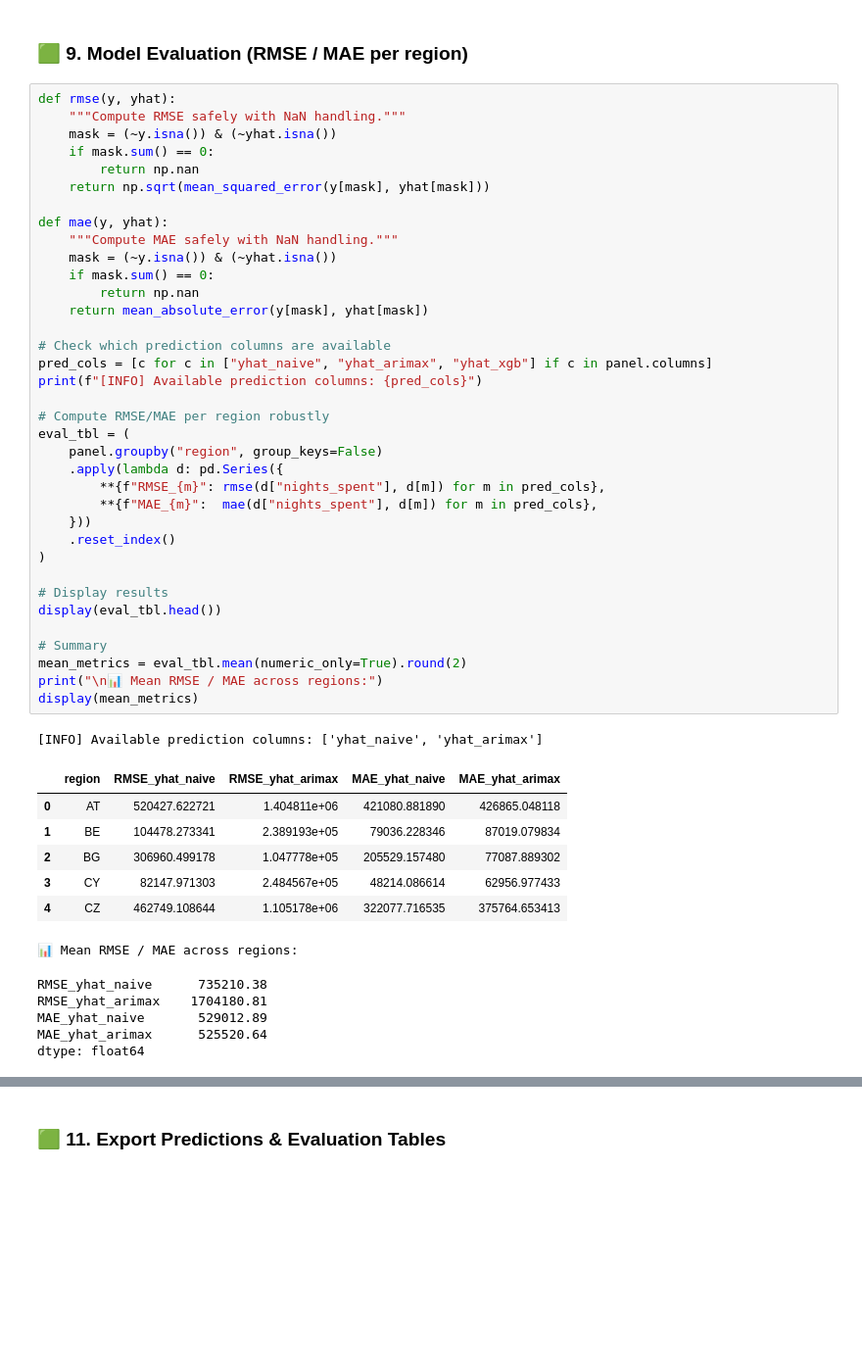
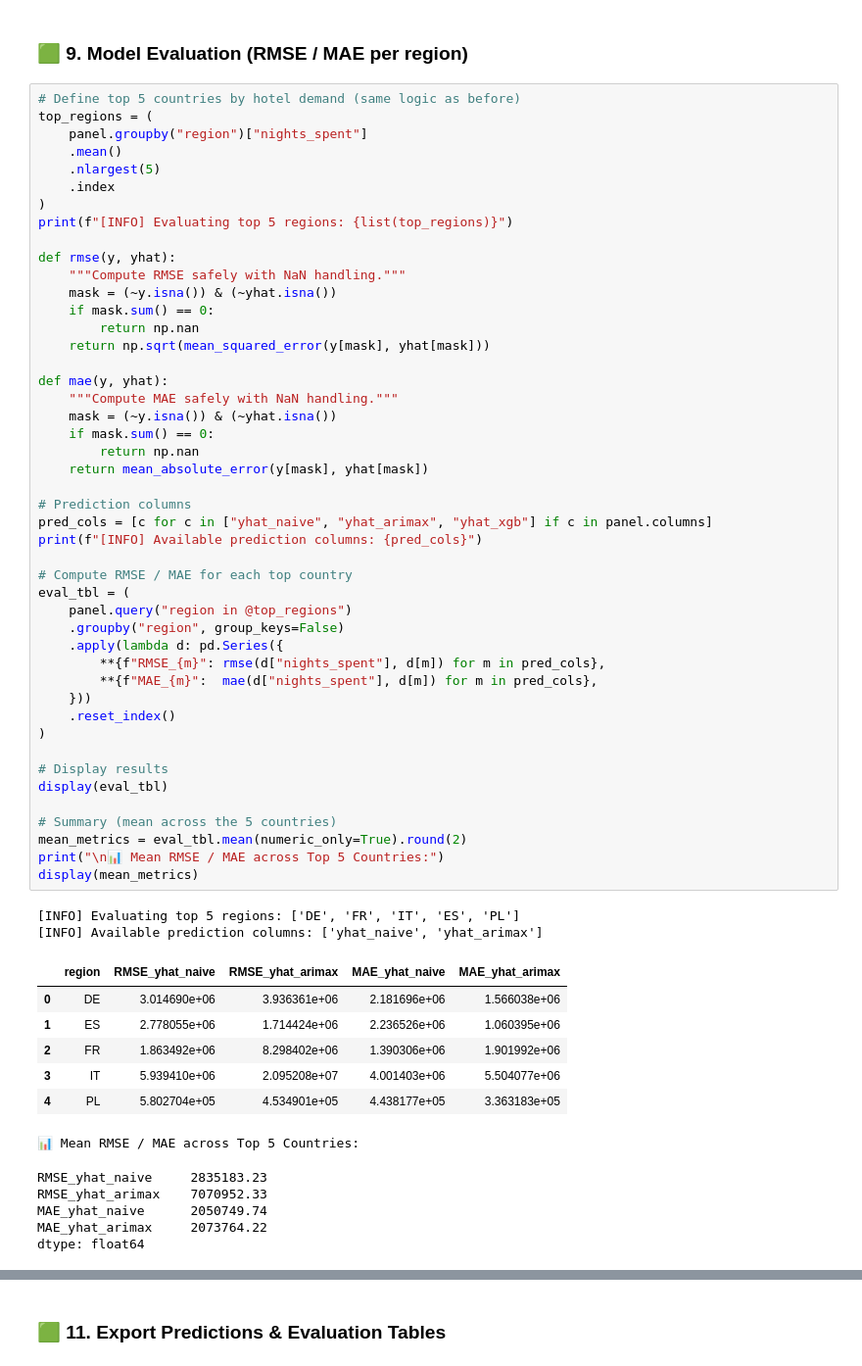
Before and after one commit to gsanaev/forecasting-explaining-hotel-demand-in-eu, a Jupyter notebook: notebooks/02-feature-engineering.ipynb, the cells around one changed output, grey strips where cells are left out. Shown: that part at 98% size. Cells and saved outputs as stored; diff of their text form; blank space fills up the shorter version.

```diff
--- a/notebooks/02-feature-engineering.ipynb
+++ b/notebooks/02-feature-engineering.ipynb
@@ -180,52 +179,63 @@ print("[INFO] XGBoost model trained and validated.")
 # %% [markdown]
 ### 🟩 9. Model Evaluation (RMSE / MAE per region)
 # %%
+# Define top 5 countries by hotel demand (same logic as before)
+top_regions = (
+    panel.groupby("region")["nights_spent"]
+    .mean()
+    .nlargest(5)
+    .index
+)
+print(f"[INFO] Evaluating top 5 regions: {list(top_regions)}")
+
 def rmse(y, yhat):
     """Compute RMSE safely with NaN handling."""
     mask = (~y.isna()) & (~yhat.isna())
     if mask.sum() == 0:
         return np.nan
     return np.sqrt(mean_squared_error(y[mask], yhat[mask]))
 
 def mae(y, yhat):
     """Compute MAE safely with NaN handling."""
     mask = (~y.isna()) & (~yhat.isna())
     if mask.sum() == 0:
         return np.nan
     return mean_absolute_error(y[mask], yhat[mask])
 
-# Check which prediction columns are available
+# Prediction columns
 pred_cols = [c for c in ["yhat_naive", "yhat_arimax", "yhat_xgb"] if c in panel.columns]
 print(f"[INFO] Available prediction columns: {pred_cols}")
 
-# Compute RMSE/MAE per region robustly
+# Compute RMSE / MAE for each top country
 eval_tbl = (
-    panel.groupby("region", group_keys=False)
+    panel.query("region in @top_regions")
+    .groupby("region", group_keys=False)
     .apply(lambda d: pd.Series({
         **{f"RMSE_{m}": rmse(d["nights_spent"], d[m]) for m in pred_cols},
         **{f"MAE_{m}":  mae(d["nights_spent"], d[m]) for m in pred_cols},
     }))
     .reset_index()
 )
 
 # Display results
-display(eval_tbl.head())
+display(eval_tbl)
 
-# Summary
+# Summary (mean across the 5 countries)
 mean_metrics = eval_tbl.mean(numeric_only=True).round(2)
-print("\n📊 Mean RMSE / MAE across regions:")
+print("\n📊 Mean RMSE / MAE across Top 5 Countries:")
 display(mean_metrics)
 # %% [output]
+[INFO] Evaluating top 5 regions: ['DE', 'FR', 'IT', 'ES', 'PL']
 [INFO] Available prediction columns: ['yhat_naive', 'yhat_arimax']
 |  | region | RMSE_yhat_naive | RMSE_yhat_arimax | MAE_yhat_naive | MAE_yhat_arimax |
-| 0 | AT | 520427.622721 | 1.404811e+06 | 421080.881890 | 426865.048118 |
-| 1 | BE | 104478.273341 | 2.389193e+05 | 79036.228346 | 87019.079834 |
-| 2 | BG | 306960.499178 | 1.047778e+05 | 205529.157480 | 77087.889302 |
-| 3 | CY | 82147.971303 | 2.484567e+05 | 48214.086614 | 62956.977433 |
-| 4 | CZ | 462749.108644 | 1.105178e+06 | 322077.716535 | 375764.653413 |
+| 0 | DE | 3.014690e+06 | 3.936361e+06 | 2.181696e+06 | 1.566038e+06 |
+| 1 | ES | 2.778055e+06 | 1.714424e+06 | 2.236526e+06 | 1.060395e+06 |
+| 2 | FR | 1.863492e+06 | 8.298402e+06 | 1.390306e+06 | 1.901992e+06 |
+| 3 | IT | 5.939410e+06 | 2.095208e+07 | 4.001403e+06 | 5.504077e+06 |
+| 4 | PL | 5.802704e+05 | 4.534901e+05 | 4.438177e+05 | 3.363183e+05 |
-📊 Mean RMSE / MAE across regions:
+📊 Mean RMSE / MAE across Top 5 Countries:
-RMSE_yhat_naive      735210.38
-RMSE_yhat_arimax    1704180.81
-MAE_yhat_naive       529012.89
-MAE_yhat_arimax      525520.64
+RMSE_yhat_naive     2835183.23
+RMSE_yhat_arimax    7070952.33
+MAE_yhat_naive      2050749.74
+MAE_yhat_arimax     2073764.22
 dtype: float64
```
Also changed, not shown: parts of 11 cells of this notebook, 1 other file.
